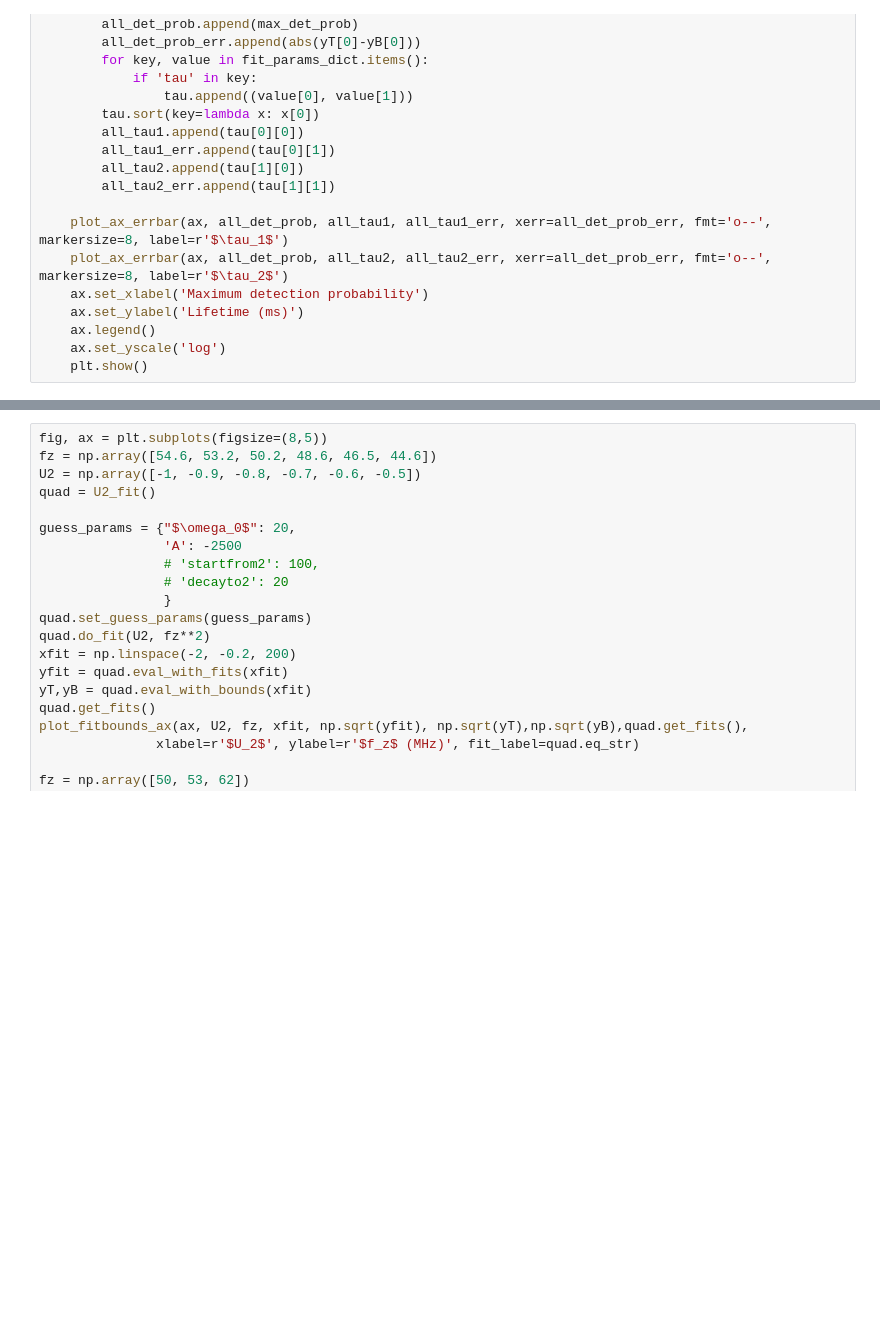
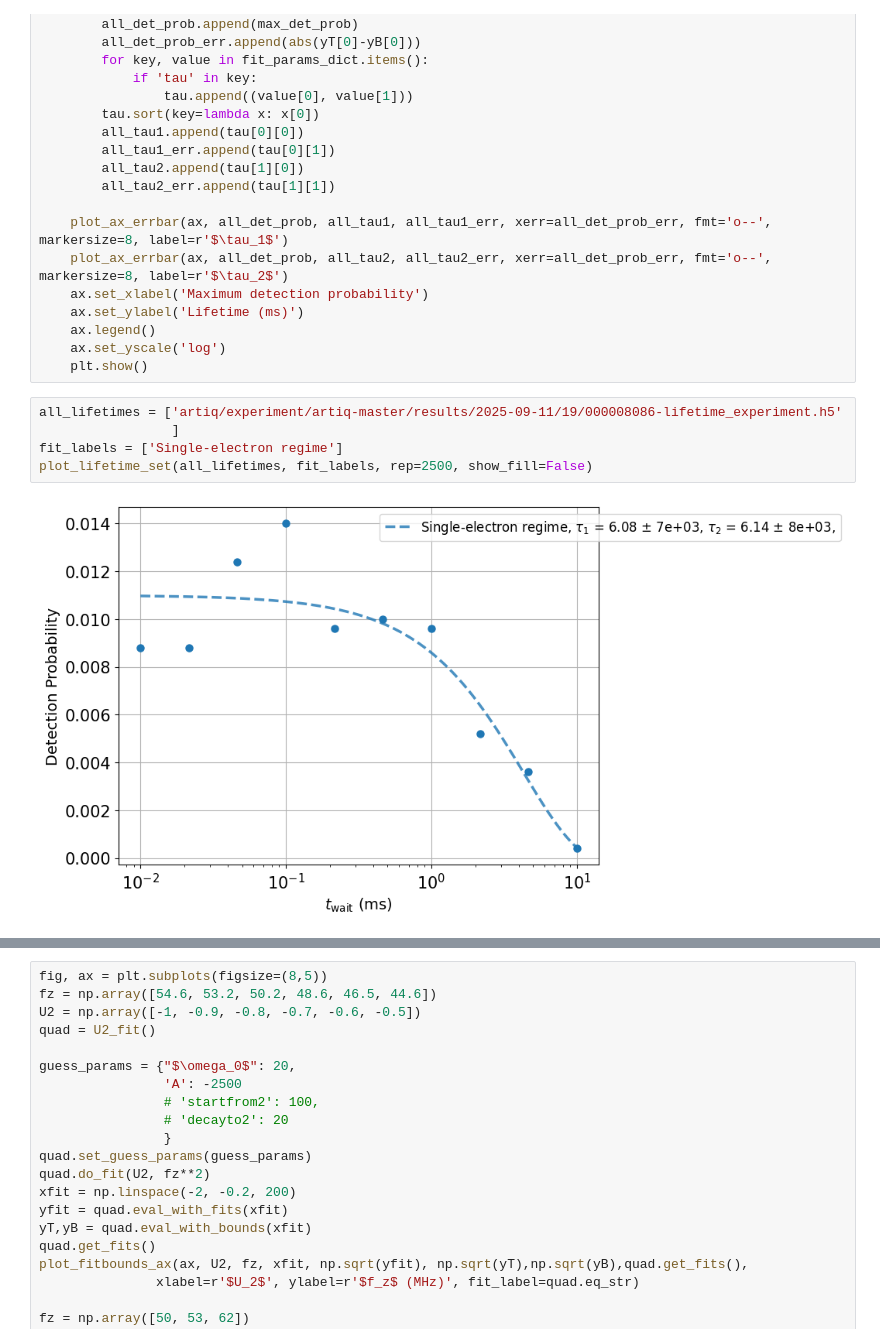
Before and after one commit to Andris-Huang/edes, a Jupyter notebook: edes/modules/data_analysis/electron_cloud_scratch.ipynb, the cells around one changed output, grey strips where cells are left out. Drawn from its saved outputs; the diff is of its cells as text; blank space fills up the shorter version.

```diff
--- a/edes/modules/data_analysis/electron_cloud_scratch.ipynb
+++ b/edes/modules/data_analysis/electron_cloud_scratch.ipynb
@@ -276,4 +276,11 @@ def plot_lifetime_N_scale(all_lifetimes, rep=5000):
     ax.legend()
     ax.set_yscale('log')
     plt.show()
+# %%
+all_lifetimes = ['artiq/experiment/artiq-master/results/2025-09-11/19/000008086-lifetime_experiment.h5'
+                 ]
+fit_labels = ['Single-electron regime']
+plot_lifetime_set(all_lifetimes, fit_labels, rep=2500, show_fill=False)
+# %% [output]
+[figure, added]
 # %%
```
Also changed, not shown: parts of 4 cells of this notebook, 11 other files.
